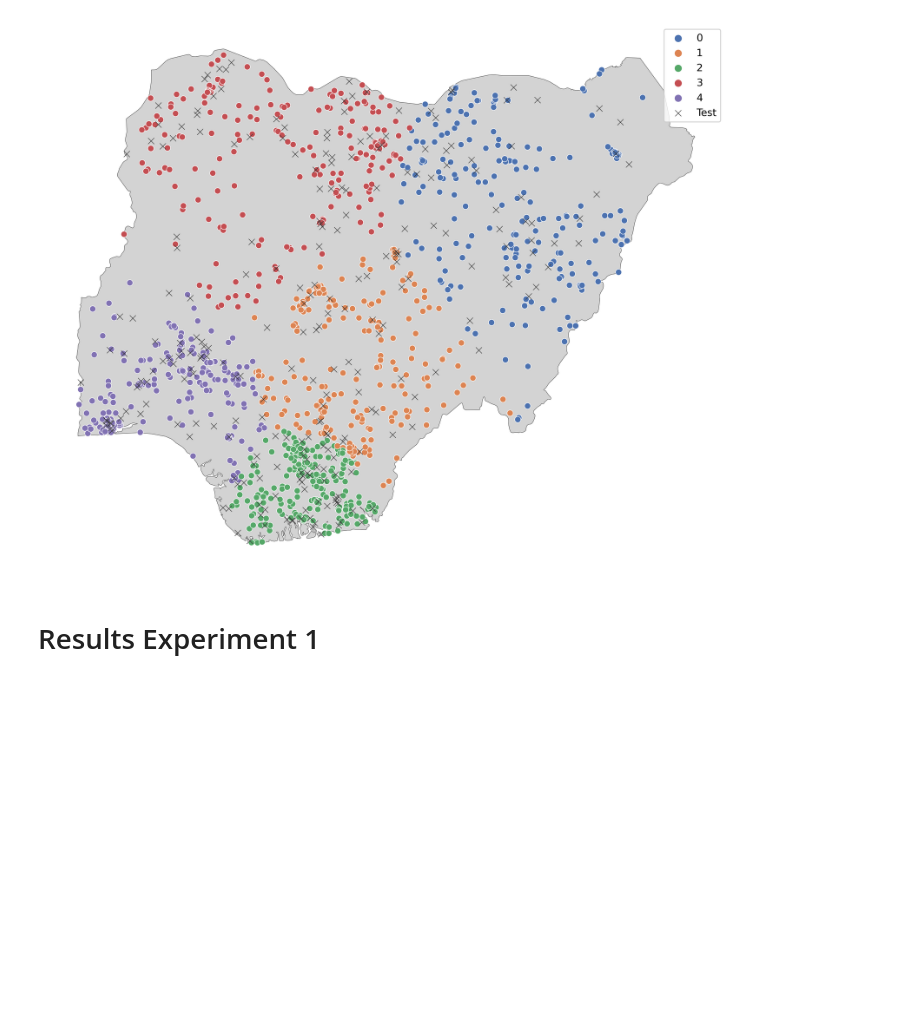
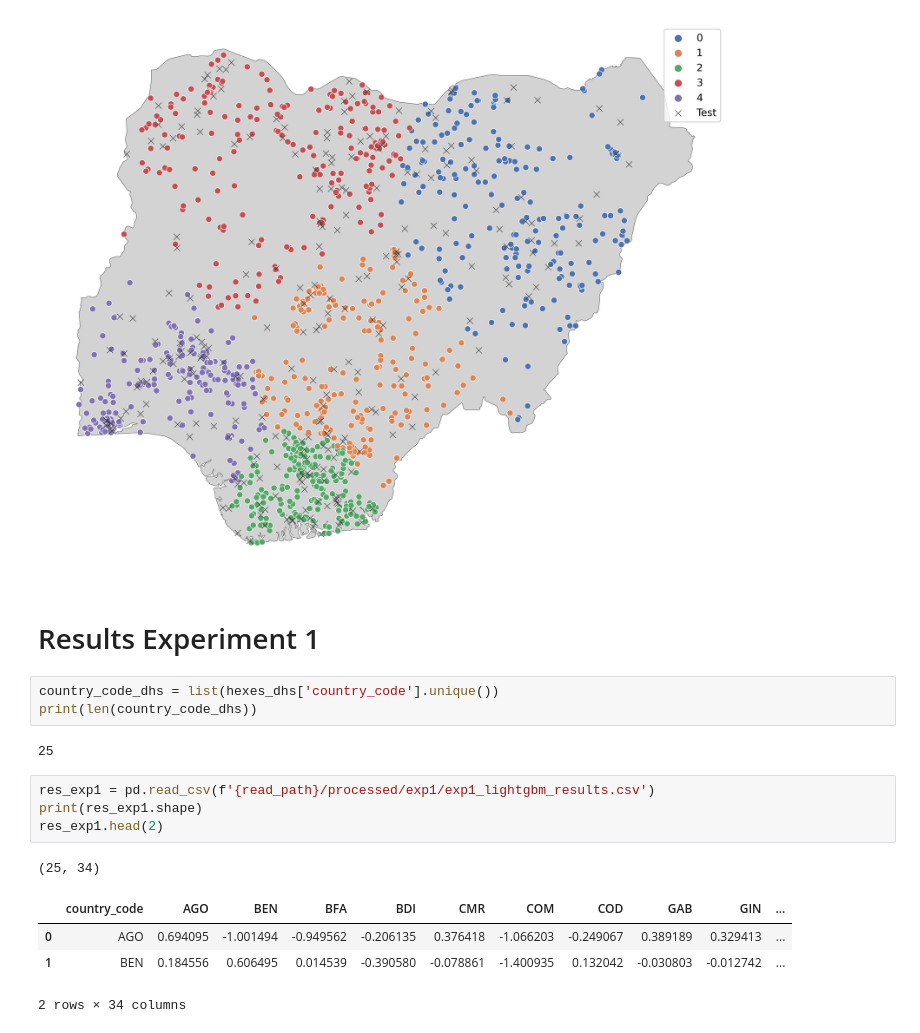
Before and after one commit to marinavicini/stc_continuing, a Jupyter notebook: notebooks/MV_figures_thesis.ipynb, the cells around one changed output. Cells and saved outputs as stored; diff of their text form; blank space fills up the shorter version.

```diff
--- a/notebooks/MV_figures_thesis.ipynb
+++ b/notebooks/MV_figures_thesis.ipynb
@@ -530,3 +530,18 @@ sns.scatterplot(ax=ax, x="long", y="lat", data=X_test, color=".2", marker="x", l
 [figure]
 # %% [markdown]
 # Results Experiment 1
+# %%
+country_code_dhs = list(hexes_dhs['country_code'].unique())
+print(len(country_code_dhs))
+# %% [output]
+25
+# %%
+res_exp1 = pd.read_csv(f'{read_path}/processed/exp1/exp1_lightgbm_results.csv')
+print(res_exp1.shape)
+res_exp1.head(2)
+# %% [output]
+(25, 34)
+|  | country_code | AGO | BEN | BFA | BDI | CMR | COM | COD | GAB | GIN | ... |
+| 0 | AGO | 0.694095 | -1.001494 | -0.949562 | -0.206135 | 0.376418 | -1.066203 | -0.249067 | 0.389189 | 0.329413 | ... |
+| 1 | BEN | 0.184556 | 0.606495 | 0.014539 | -0.390580 | -0.078861 | -1.400935 | 0.132042 | -0.030803 | -0.012742 | ... |
+2 rows × 34 columns
```
Also changed, not shown: parts of 2 cells of this notebook.
